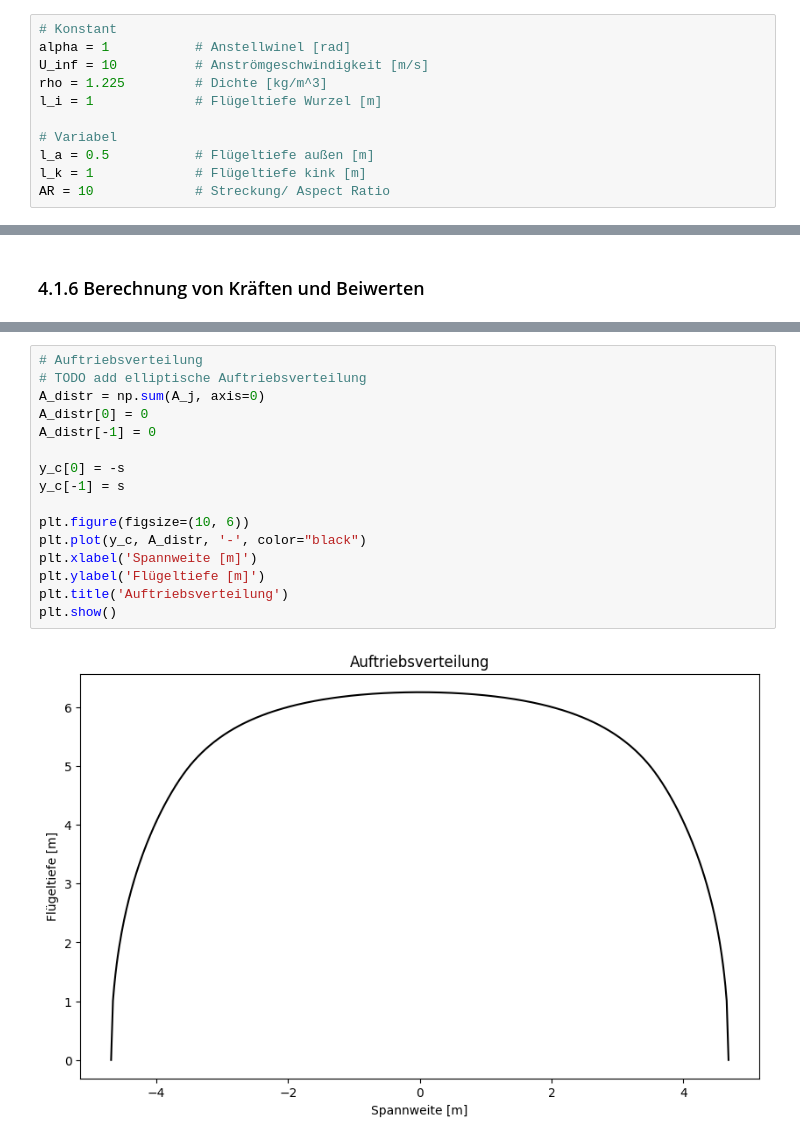
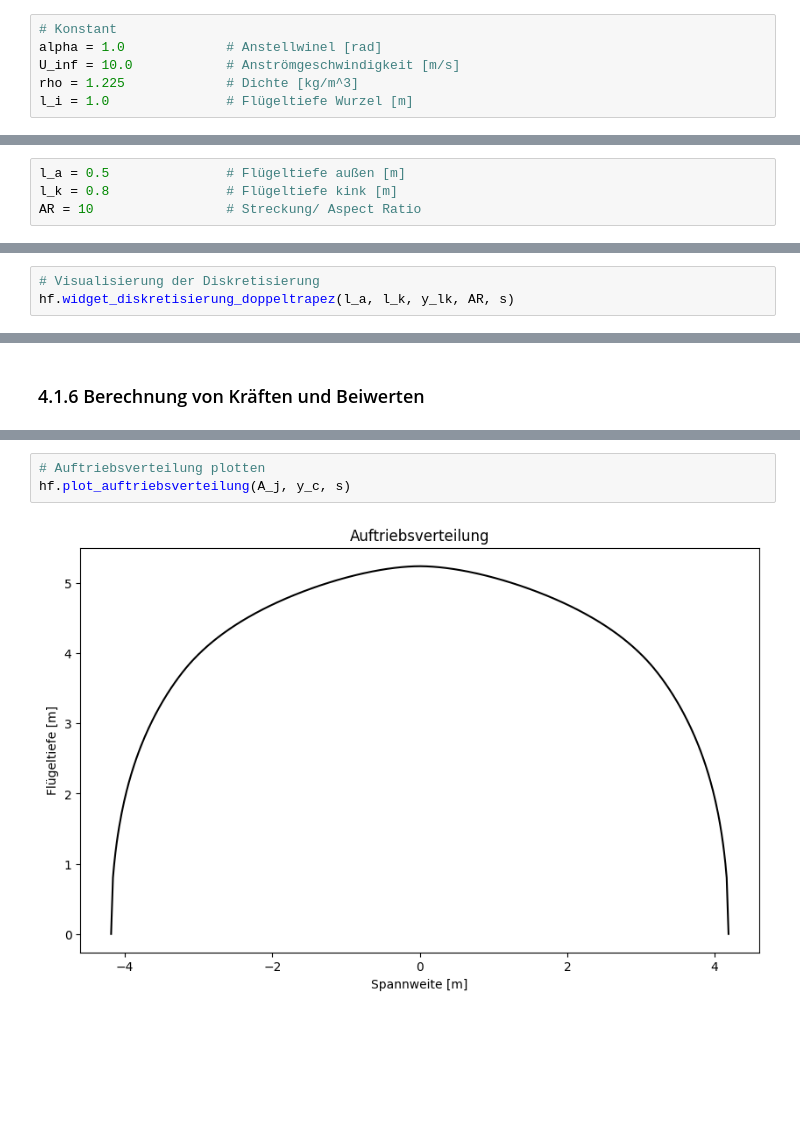
Before and after one commit to AntonSchreiber/aero-lecture, a Jupyter notebook: notebooks/exercise04.ipynb, the cells around one changed output, grey strips where cells are left out. Drawn from its saved outputs; the diff is of its cells as text; blank space fills up the shorter version.

```diff
--- a/notebooks/exercise04.ipynb
+++ b/notebooks/exercise04.ipynb
@@ -78,11 +44,6 @@ Für die anschließenden Berechnung
 # %%
 # Konstant
-alpha = 1           # Anstellwinel [rad]
-U_inf = 10          # Anströmgeschwindigkeit [m/s]
-rho = 1.225         # Dichte [kg/m^3]
-l_i = 1             # Flügeltiefe Wurzel [m]
-
-# Variabel
-l_a = 0.5           # Flügeltiefe außen [m]
-l_k = 1             # Flügeltiefe kink [m]
-AR = 10             # Streckung/ Aspect Ratio
+alpha = 1.0             # Anstellwinel [rad]
+U_inf = 10.0            # Anströmgeschwindigkeit [m/s]
+rho = 1.225             # Dichte [kg/m^3]
+l_i = 1.0               # Flügeltiefe Wurzel [m]
@@ -89,3 +52,7 @@ AR = 10             # Streckung/ Aspect Ratio
+# %%
+l_a = 0.5               # Flügeltiefe außen [m]
+l_k = 0.8               # Flügeltiefe kink [m]
+AR = 10                 # Streckung/ Aspect Ratio
 # %% [markdown]
 #### Berechnung weiterer geometrischer Parameter
 # %%
@@ -173,3 +95,6 @@ interactive(children=(IntSlider(value=30, description='N', min=1), Output()), _d
 ### 4.1.4 Berechnung der Hufeisenwirbel-Koordinaten
 # %% [markdown]
 Zur Bestimmung der $N$ (Variable n) unbekannten Wirbelstärken $\Gamma$ wird die kinematische Strömungsbedingung in den $N$ (Variable $m$) Aufpunkten erfüllt, und man hat ein lineares Gleichungssystem zu lösen. Dafür werden die Koordinaten des tragenden Wirbels entlang der örtlichen $l_p/4$-Linie (indizes a, b) am Rand jedes Elementarflügels sowie die der Aufpunkte im $3l_p/4$–Punkt des Mittelschnittes jedes Elementarflügels (index c) bestimmt.
+# %%
+# Visualisierung der Diskretisierung
+hf.widget_diskretisierung_doppeltrapez(l_a, l_k, y_lk, AR, s)
@@ -268,21 +176,8 @@ Induzierter Widerstand:       130.34 N
-# %%
-# Auftriebsverteilung
-# TODO add elliptische Auftriebsverteilung
-A_distr = np.sum(A_j, axis=0)
-A_distr[0] = 0
-A_distr[-1] = 0
-
-y_c[0] = -s
-y_c[-1] = s
-
-plt.figure(figsize=(10, 6))
-plt.plot(y_c, A_distr, '-', color="black")
-plt.xlabel('Spannweite [m]')
-plt.ylabel('Flügeltiefe [m]')
-plt.title('Auftriebsverteilung')
-plt.show()
-# %% [output]
-[figure, removed]
+# %%
+# Auftriebsverteilung plotten
+hf.plot_auftriebsverteilung(A_j, y_c, s)
+# %% [output]
+[figure, added]
 # %%
 # Auftriebsbeiwert
 C_A = 2*A / (rho * U_inf**2 * S)
```
Also changed, not shown: parts of 17 cells of this notebook, 4 other files.
